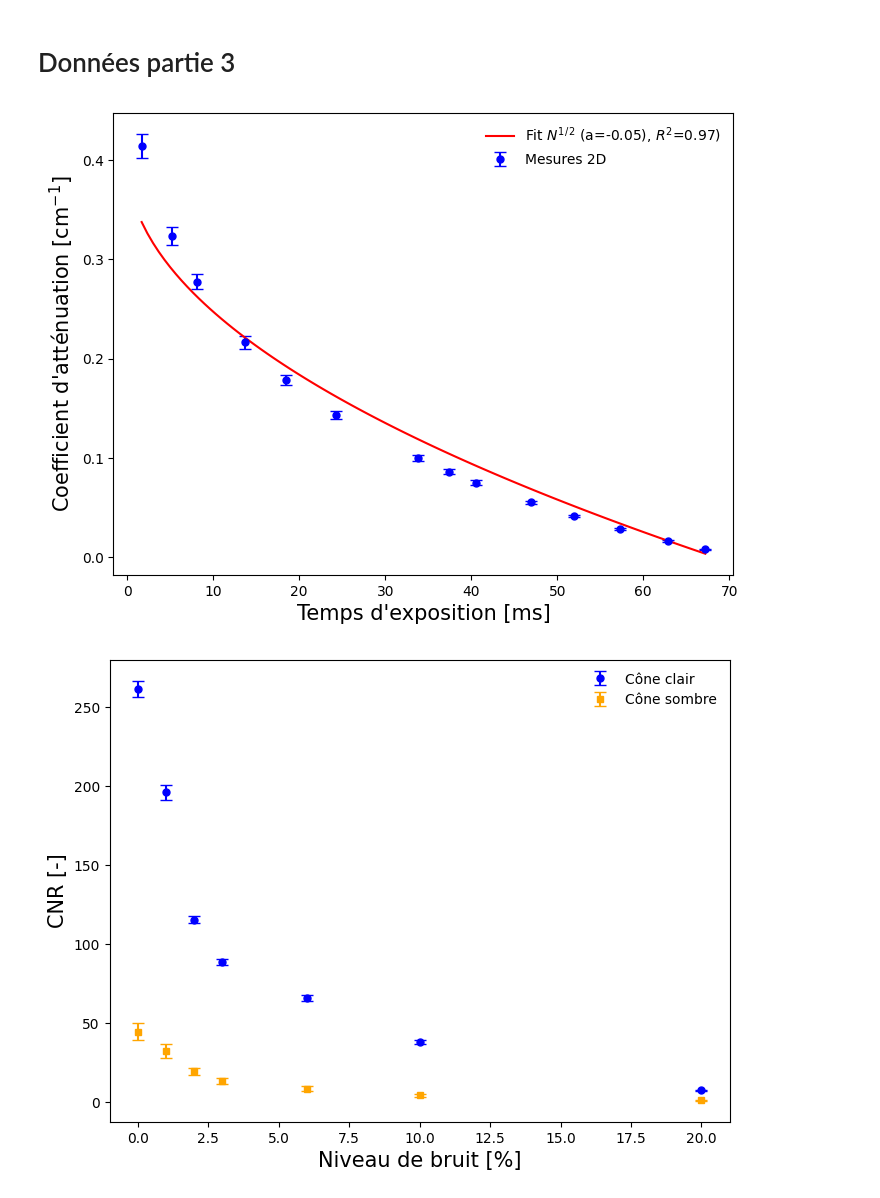
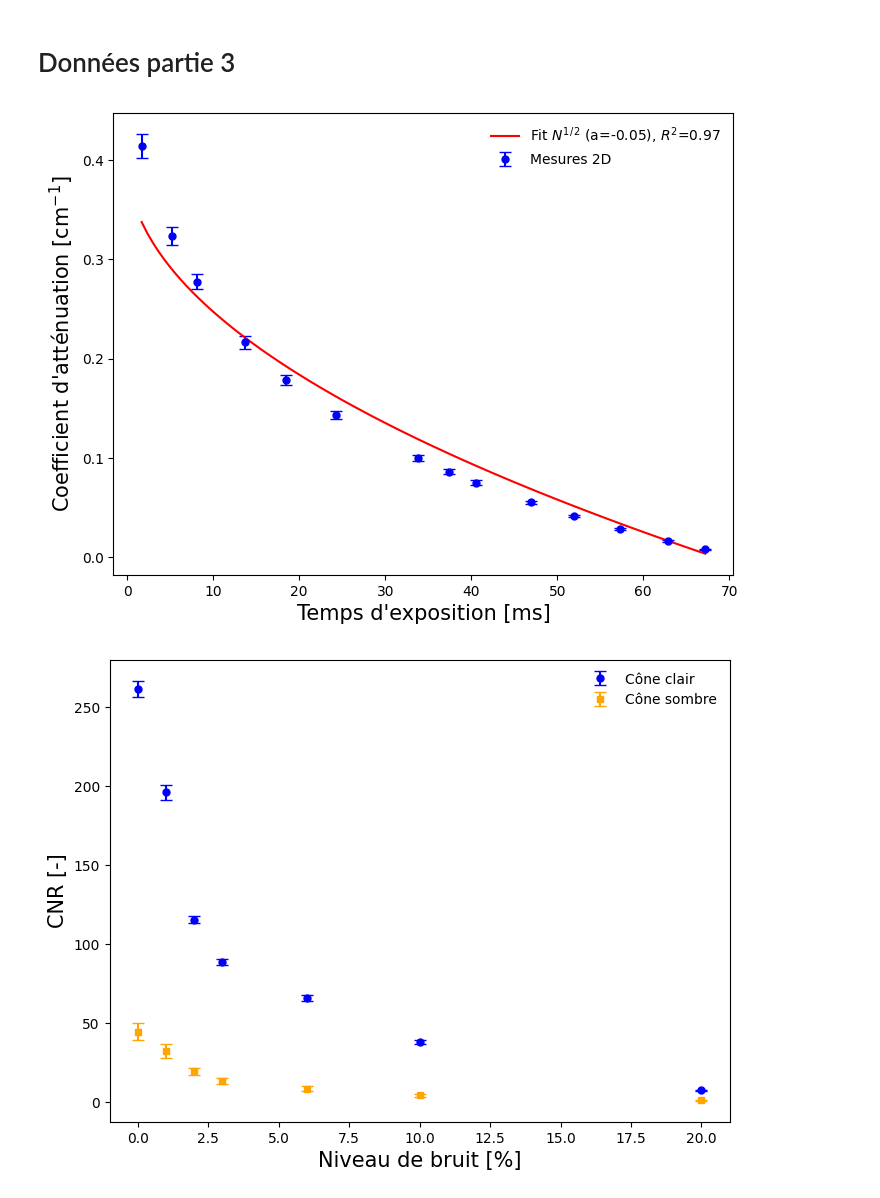
Before and after one commit to felixantoine1/labV_projet, a Jupyter notebook: analyse_partie3.ipynb, the cells around one changed output. Saved outputs shown, nothing was run; the diff lists cells and outputs as text; code cells hidden in the pictures.

Commit message:
save graphiques

```diff
--- a/analyse_partie3.ipynb
+++ b/analyse_partie3.ipynb
@@ -87,32 +87,32 @@ mu_2d, sigma_2d = propagation_incertitudes_division_liste(p3a_mu, p3a_sigma, dia
 # %%
 # Graphique 3a
 plt.figure(figsize=(8, 6))
 
 plt.errorbar(p3a_ms, mu_2d, yerr=sigma_2d, color = 'blue', fmt='o', capsize=4, markersize=5, linestyle='', label='Mesures 2D')
 
 def modele(x, a):
     return -a * np.sqrt(x) + 0.4
 
 params, covariance = curve_fit(modele, p3a_ms, mu_2d, sigma=sigma_2d)
 a = params[0]
 
 x_range = np.linspace(min(p3a_ms), max(p3a_ms), 100)
 y_fit = modele(x_range, a)
 
 slope, intercept, r_value, _, _ = linregress(mu_2d, modele(p3a_ms, a))
 r_squared = r_value ** 2
 
-plt.plot(x_range, y_fit, color='red', label=f'Fit $N^1$$^/$$^2$ (a={-a:.2f}), $R^2$={r_squared:.2f})')
+plt.plot(x_range, y_fit, color='red', label=f'Fit $N^1$$^/$$^2$ (a={-a:.2f}), $R^2$={r_squared:.2f}')
 
 plt.xlabel("Temps d'exposition [ms]", fontsize=15)
 plt.ylabel("Coefficient d'atténuation [cm$^{-1}$]", fontsize=15)
 plt.legend(frameon=False)
 
 
 
 plt.show()
 # %% [output]
-[figure, old version]
+[figure, new version]
 # %%
 # Calcul CNR et propagation données
 delta_a_clair = [0.0191,0.0218,0.0176,0.0223,0.0364,0.0567,0.0452]
```
Also changed, not shown: 3 other files.
